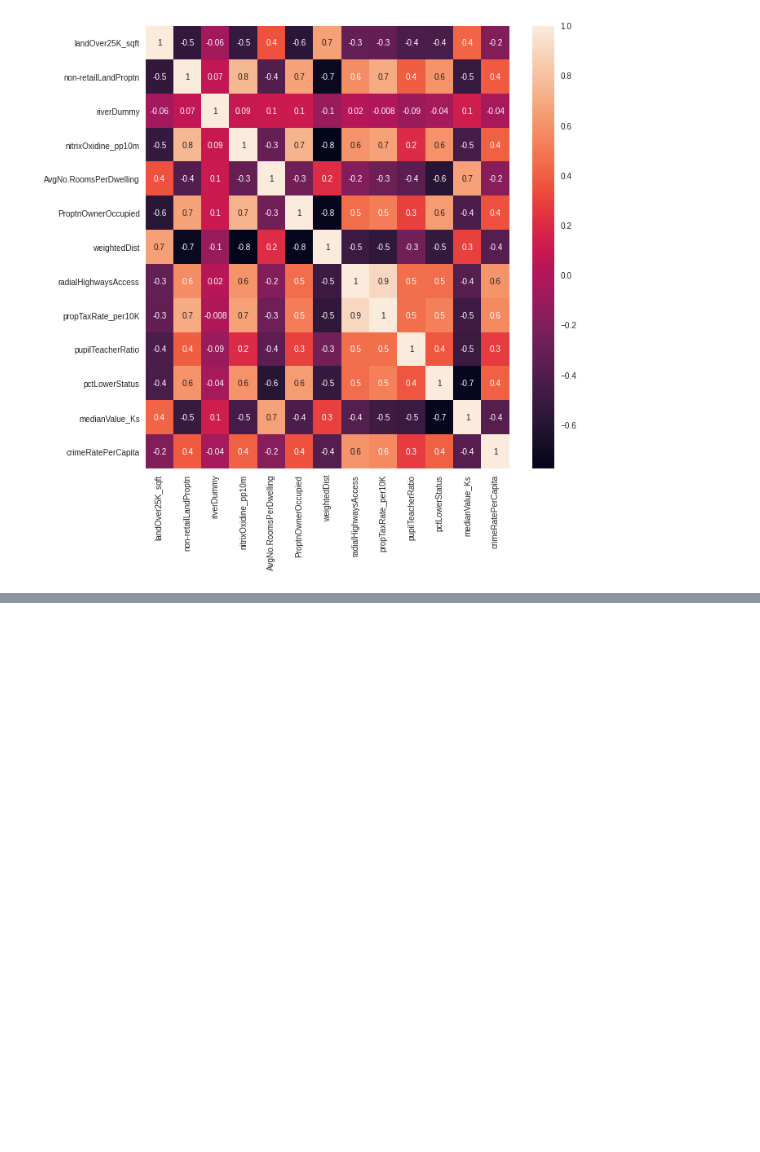
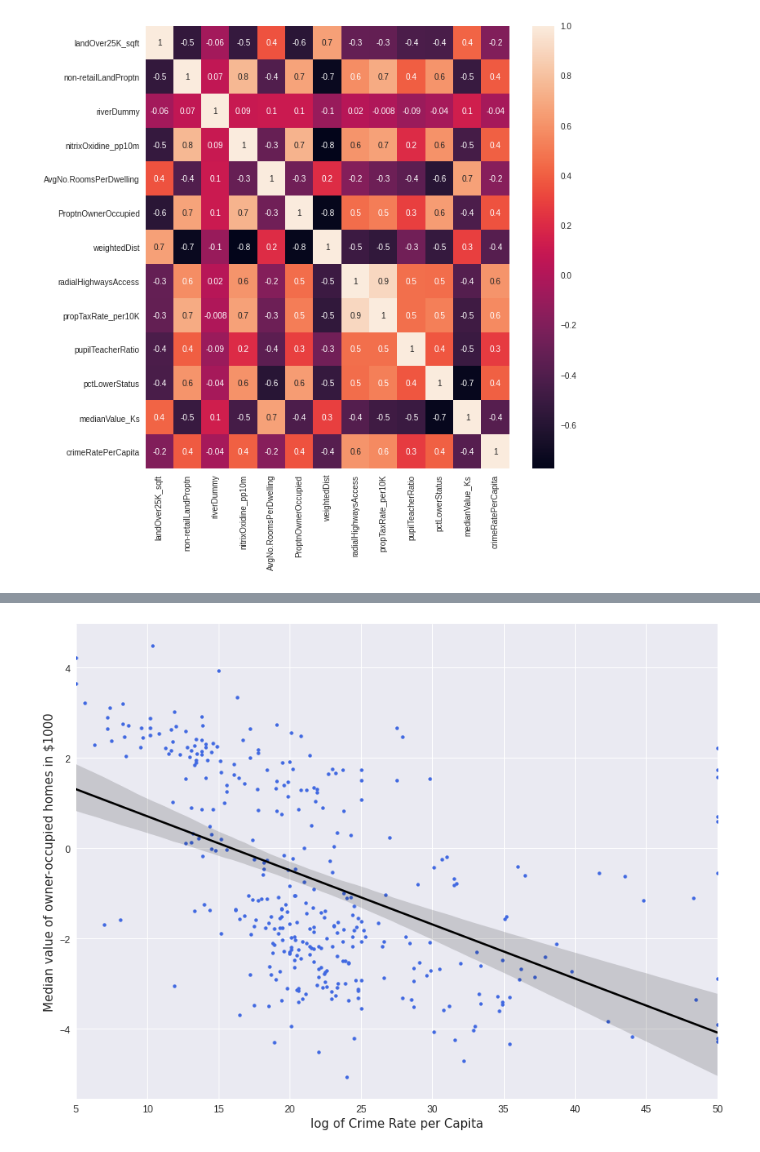
Before and after one commit to FauziArifin/PacktData, a Jupyter notebook: CrimeRate_Boston.ipynb, the cells around one changed output, grey strips where cells are left out. Drawn from its saved outputs; the diff is of its cells as text; code cells hidden in the pictures; blank space fills up the shorter version.

```diff
--- a/CrimeRate_Boston.ipynb
+++ b/CrimeRate_Boston.ipynb
@@ -155,0 +211,19 @@ sns.heatmap(train.corr(), annot = True, fmt='.1g', ax=ax)
+# %%
+fig, ax = plt.subplots(figsize=(12,9))
+#logarithm function to transform the dependent variable (y)
+y = np.log(train['crimeRatePerCapita'])
+
+#Create Scatter plot
+'''Set the regplot function confidence interval argument (ci) to 95%.
+This will calculate a 95% confidence interval for the regression coefficients
+and have them plotted on the graph as a shaded area along the regression line'''
+
+sns.regplot(x='medianValue_Ks', y = y, ci=95, data = train, ax=ax, color='k', scatter_kws={"s": 20,"color": "royalblue", "alpha":1})
+
+#Set the x and y labels, the fontsize and name labels, the x and y limits
+ax.set_xlabel('log of Crime Rate per Capita', fontsize=15, fontname='DejaVu Sans')
+ax.set_ylabel('Median value of owner-occupied homes in $1000', fontsize=15, fontname='DejaVu Sans')
+ax.tick_params(axis='both', which='major', labelsize=12)
+fig.tight_layout()
+# %% [output]
+[figure, added]
```
Also changed, not shown: parts of 4 cells of this notebook.
